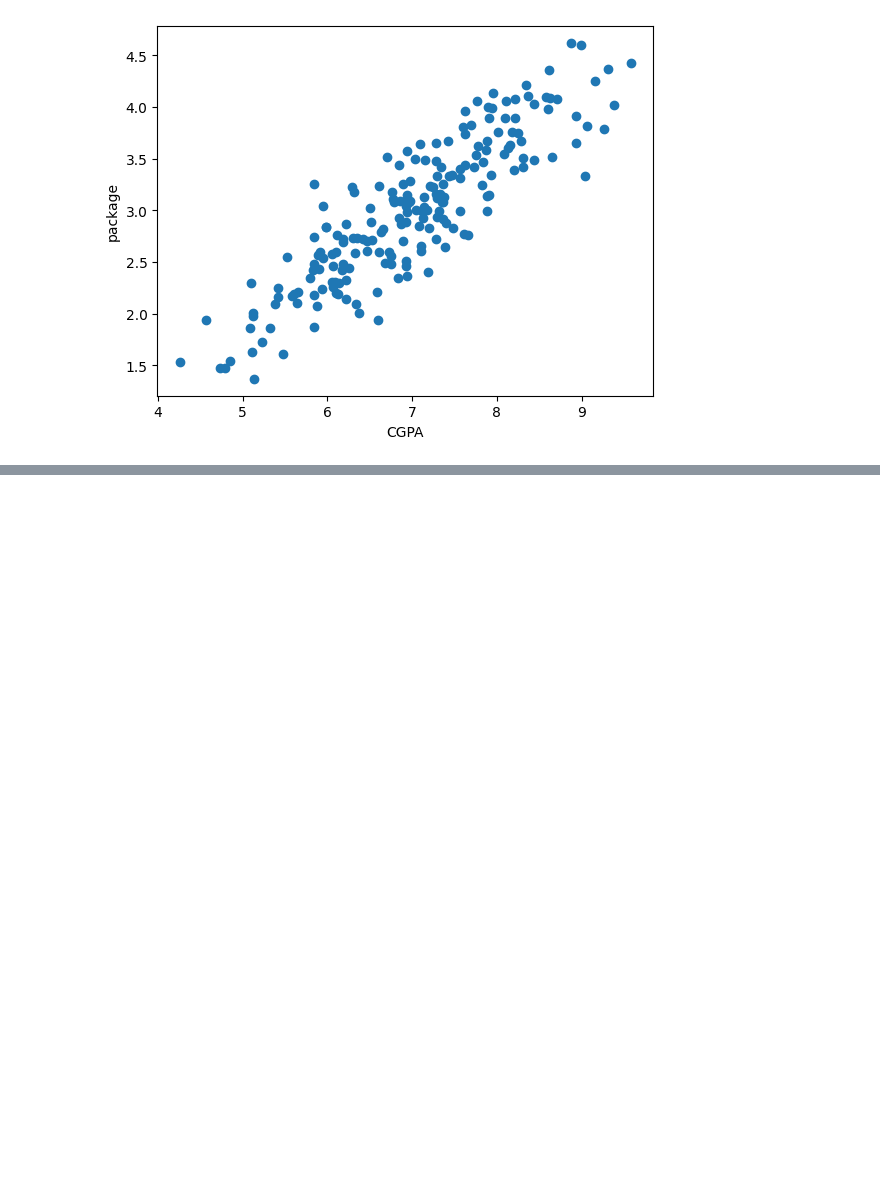
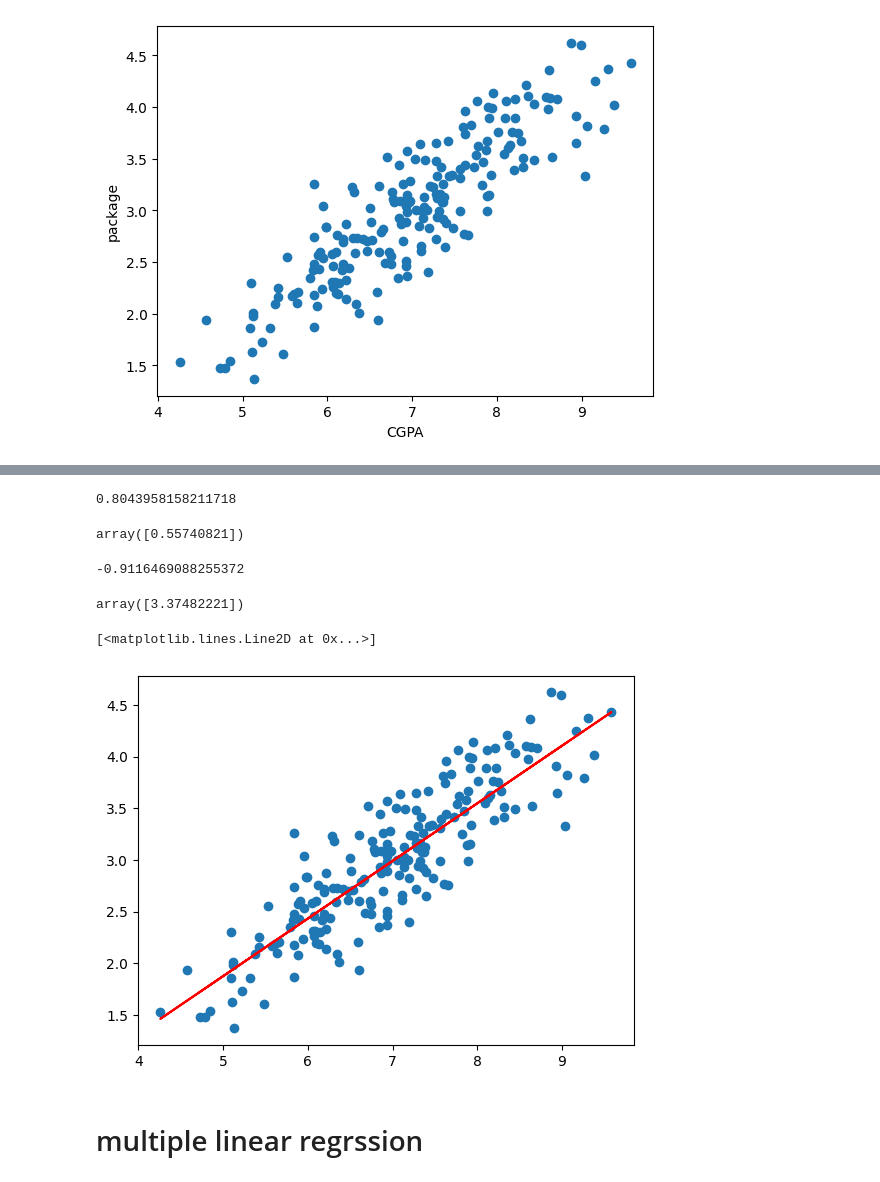
Before and after one commit to sankar0453/complete-machine-learning, a Jupyter notebook: practical_regression.ipynb, the cells around one changed output, grey strips where cells are left out. Saved outputs shown, nothing was run; the diff lists cells and outputs as text; code cells hidden in the pictures; blank space fills up the shorter version.

Commit message:
simple linear regression on placement data

```diff
--- a/practical_regression.ipynb
+++ b/practical_regression.ipynb
@@ -55,3 +55,6 @@ plt.ylabel("package")
 # %% [output]
 Text(0, 0.5, 'package')
 [figure]
+# %%
+X=data.iloc[:,0:1]
+y=data.iloc[:,-1]
@@ -57,0 +71,2 @@ Text(0, 0.5, 'package')
+# %%
+X_train, X_test, y_train, y_test = train_test_split(X, y, test_size=0.15,random_state=294730)
@@ -57,0 +107,4 @@ Text(0, 0.5, 'package')
+# %%
+model = LinearRegression()
+# %%
+model.fit(X_train,y_train)
@@ -57,0 +161,24 @@ Text(0, 0.5, 'package')
+# %%
+r2_score(y_test,y_predictb
+# %% [output]
+0.8043958158211718
+# %%
+model.coef_
+# %% [output]
+array([0.55740821])
+# %%
+model.intercept_
+# %% [output]
+-0.9116469088255372
+# %%
+model.predict([[7.69]])
+# %% [output]
+array([3.37482221])
+# %%
+plt.scatter(df['cgpa'],df['package'])
+plt.plot(X_train,model.predict(X_train),color="red")
+# %% [output]
+[<matplotlib.lines.Line2D at 0x...>]
+[figure, added]
+# %% [markdown]
+# multiple linear regrssion
```
Also changed, not shown: parts of 20 cells of this notebook.
